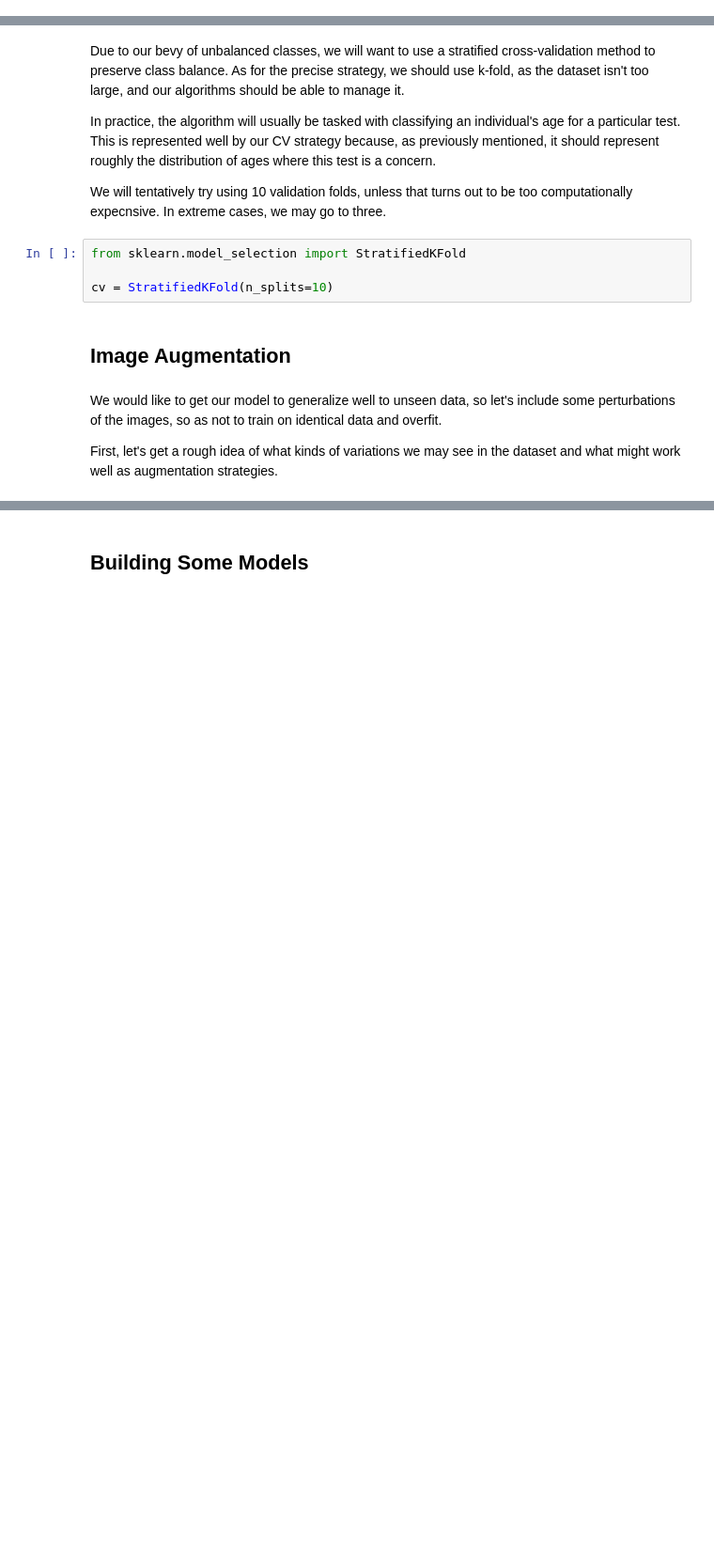
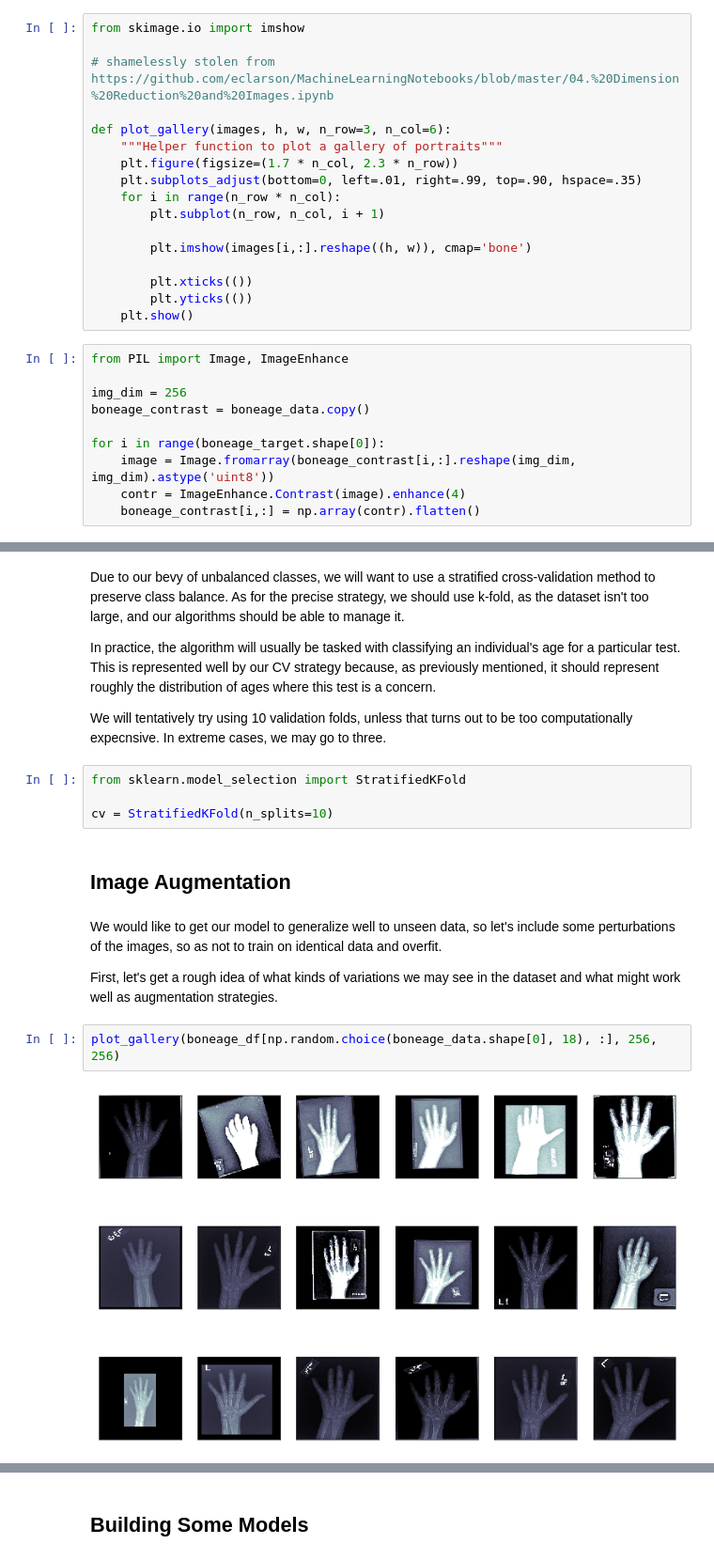
Before and after one commit to ariakoehler/rsna-convolutional-neural-networks, a Jupyter notebook: notebooks/boneage-cnn.ipynb, the cells around one changed output, grey strips where cells are left out. Shown at 94% size. Cells and saved outputs as stored; diff of their text form; blank space fills up the shorter version.

```diff
--- a/notebooks/boneage-cnn.ipynb
+++ b/notebooks/boneage-cnn.ipynb
@@ -59,3 +62,30 @@ So, we have 20 "classes." One could argue that they would be better served as a
+# %%
+from skimage.io import imshow
+
+# shamelessly stolen from https://github.com/eclarson/MachineLearningNotebooks/blob/master/04.%20Dimension%20Reduction%20and%20Images.ipynb
+
+def plot_gallery(images, h, w, n_row=3, n_col=6):
+    """Helper function to plot a gallery of portraits"""
+    plt.figure(figsize=(1.7 * n_col, 2.3 * n_row))
+    plt.subplots_adjust(bottom=0, left=.01, right=.99, top=.90, hspace=.35)
+    for i in range(n_row * n_col):
+        plt.subplot(n_row, n_col, i + 1)
+
+        plt.imshow(images[i,:].reshape((h, w)), cmap='bone')
+
+        plt.xticks(())
+        plt.yticks(())
+    plt.show()
+# %%
+from PIL import Image, ImageEnhance
+
+img_dim = 256
+boneage_contrast = boneage_data.copy()
+
+for i in range(boneage_target.shape[0]):
+    image = Image.fromarray(boneage_contrast[i,:].reshape(img_dim, img_dim).astype('uint8'))
+    contr = ImageEnhance.Contrast(image).enhance(4)
+    boneage_contrast[i,:] = np.array(contr).flatten()
 # %%
 from sklearn.model_selection import train_test_split
 
@@ -105,3 +137,7 @@ cv = StratifiedKFold(n_splits=10)
 We would like to get our model to generalize well to unseen data, so let's include some perturbations of the images, so as not to train on identical data and overfit.
 
 First, let's get a rough idea of what kinds of variations we may see in the dataset and what might work well as augmentation strategies.
+# %%
+plot_gallery(boneage_df[np.random.choice(boneage_data.shape[0], 18), :], 256, 256)
+# %% [output]
+[figure, added]
```
Also changed, not shown: parts of 29 cells of this notebook.
